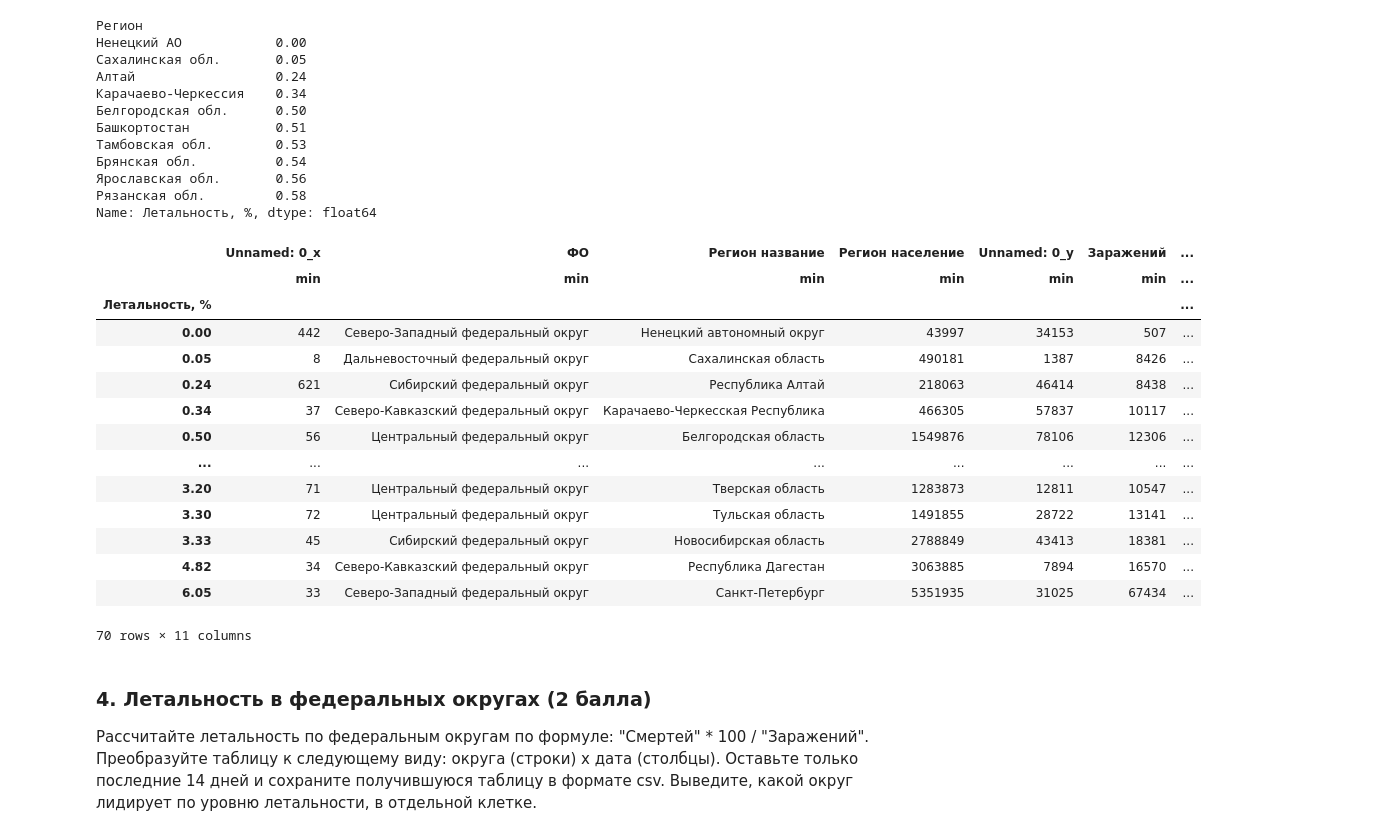
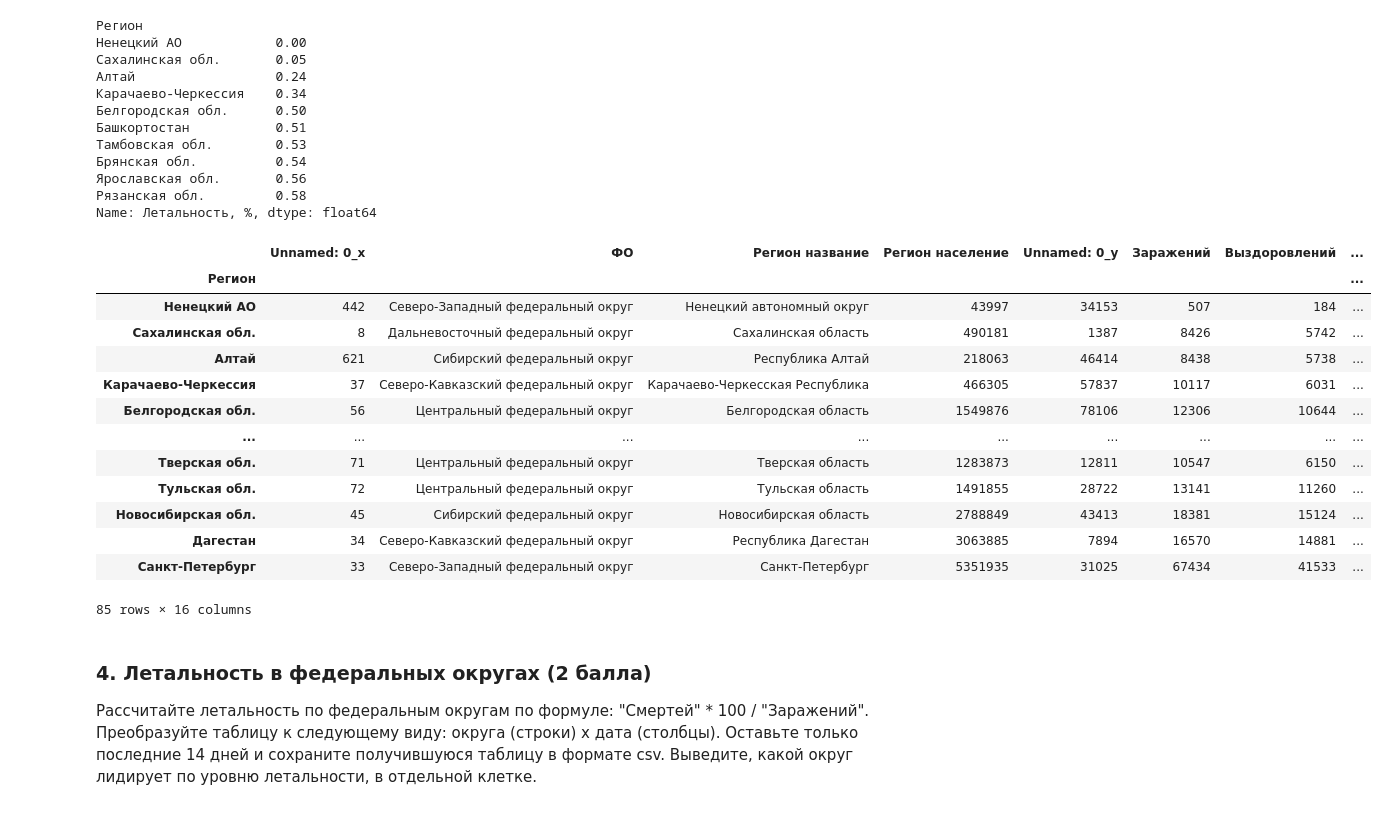
Before and after one commit to vovademar/MML, a Jupyter notebook: HW1/Вальдемар Сергеевич Медведев - ДЗ_1_Работа_с_Pandas.ipynb, the cells around one changed output. Drawn from its saved outputs; the diff is of its cells as text; code cells hidden in the pictures.

```diff
--- a/HW1/Вальдемар Сергеевич Медведев - ДЗ_1_Работа_с_Pandas.ipynb
+++ b/HW1/Вальдемар Сергеевич Медведев - ДЗ_1_Работа_с_Pandas.ipynb
@@ -176,27 +174,35 @@ Name: Летальность, %, dtype: float64
 # %%
+from audioop import avg
+from statistics import median, quantiles
+
+
 a = ncov_ru_j.xs('2020-06-11', level = 'Дата')
 #a.groupby('Летальность, %').agg(['min', 'max', 'mean','median', 'sum'])
 #a = a.assign(min = a['Летальность, %'])
-a = a.groupby('Летальность, %').agg(['min'])
+a = a.assign(мин_смертей_за_2020_06_11 = min(a['Смертей']))
+a = a.assign(max_смертей_за_2020_06_11 = max(a['Смертей']))
+a = a.assign(avg_смертей_за_2020_06_11 = median(a['Смертей']))
+a = a.assign(quantile_смертей_за_2020_06_11 = a['Смертей'].quantile(.90))
 a
+
+
 #a[['min', 'max', 'mean','median']]
 #a[['Летальность, %']]
 # %% [output]
-|  | Unnamed: 0_x | ФО | Регион название | Регион население | Unnamed: 0_y | Заражений | ... |
-|  | min | min | min | min | min | min | ... |
-| Летальность, % |  |  |  |  |  |  | ... |
-| 0.00 | 442 | Северо-Западный федеральный округ | Ненецкий автономный округ | 43997 | 34153 | 507 | ... |
-| 0.05 | 8 | Дальневосточный федеральный округ | Сахалинская область | 490181 | 1387 | 8426 | ... |
-| 0.24 | 621 | Сибирский федеральный округ | Республика Алтай | 218063 | 46414 | 8438 | ... |
-| 0.34 | 37 | Северо-Кавказский федеральный округ | Карачаево-Черкесская Республика | 466305 | 57837 | 10117 | ... |
-| 0.50 | 56 | Центральный федеральный округ | Белгородская область | 1549876 | 78106 | 12306 | ... |
-| ... | ... | ... | ... | ... | ... | ... | ... |
-| 3.20 | 71 | Центральный федеральный округ | Тверская область | 1283873 | 12811 | 10547 | ... |
-| 3.30 | 72 | Центральный федеральный округ | Тульская область | 1491855 | 28722 | 13141 | ... |
-| 3.33 | 45 | Сибирский федеральный округ | Новосибирская область | 2788849 | 43413 | 18381 | ... |
-| 4.82 | 34 | Северо-Кавказский федеральный округ | Республика Дагестан | 3063885 | 7894 | 16570 | ... |
-| 6.05 | 33 | Северо-Западный федеральный округ | Санкт-Петербург | 5351935 | 31025 | 67434 | ... |
+|  | Unnamed: 0_x | ФО | Регион название | Регион население | Unnamed: 0_y | Заражений | Выздоровлений | ... |
+| Регион |  |  |  |  |  |  |  | ... |
+| Ненецкий АО | 442 | Северо-Западный федеральный округ | Ненецкий автономный округ | 43997 | 34153 | 507 | 184 | ... |
+| Сахалинская обл. | 8 | Дальневосточный федеральный округ | Сахалинская область | 490181 | 1387 | 8426 | 5742 | ... |
+| Алтай | 621 | Сибирский федеральный округ | Республика Алтай | 218063 | 46414 | 8438 | 5738 | ... |
+| Карачаево-Черкессия | 37 | Северо-Кавказский федеральный округ | Карачаево-Черкесская Республика | 466305 | 57837 | 10117 | 6031 | ... |
+| Белгородская обл. | 56 | Центральный федеральный округ | Белгородская область | 1549876 | 78106 | 12306 | 10644 | ... |
+| ... | ... | ... | ... | ... | ... | ... | ... | ... |
+| Тверская обл. | 71 | Центральный федеральный округ | Тверская область | 1283873 | 12811 | 10547 | 6150 | ... |
+| Тульская обл. | 72 | Центральный федеральный округ | Тульская область | 1491855 | 28722 | 13141 | 11260 | ... |
+| Новосибирская обл. | 45 | Сибирский федеральный округ | Новосибирская область | 2788849 | 43413 | 18381 | 15124 | ... |
+| Дагестан | 34 | Северо-Кавказский федеральный округ | Республика Дагестан | 3063885 | 7894 | 16570 | 14881 | ... |
+| Санкт-Петербург | 33 | Северо-Западный федеральный округ | Санкт-Петербург | 5351935 | 31025 | 67434 | 41533 | ... |
-70 rows × 11 columns
+85 rows × 16 columns
 # %% [markdown]
 ### 4. Летальность в федеральных округах (2 балла)
 
```
Also changed, not shown: parts of 1 cell of this notebook.
